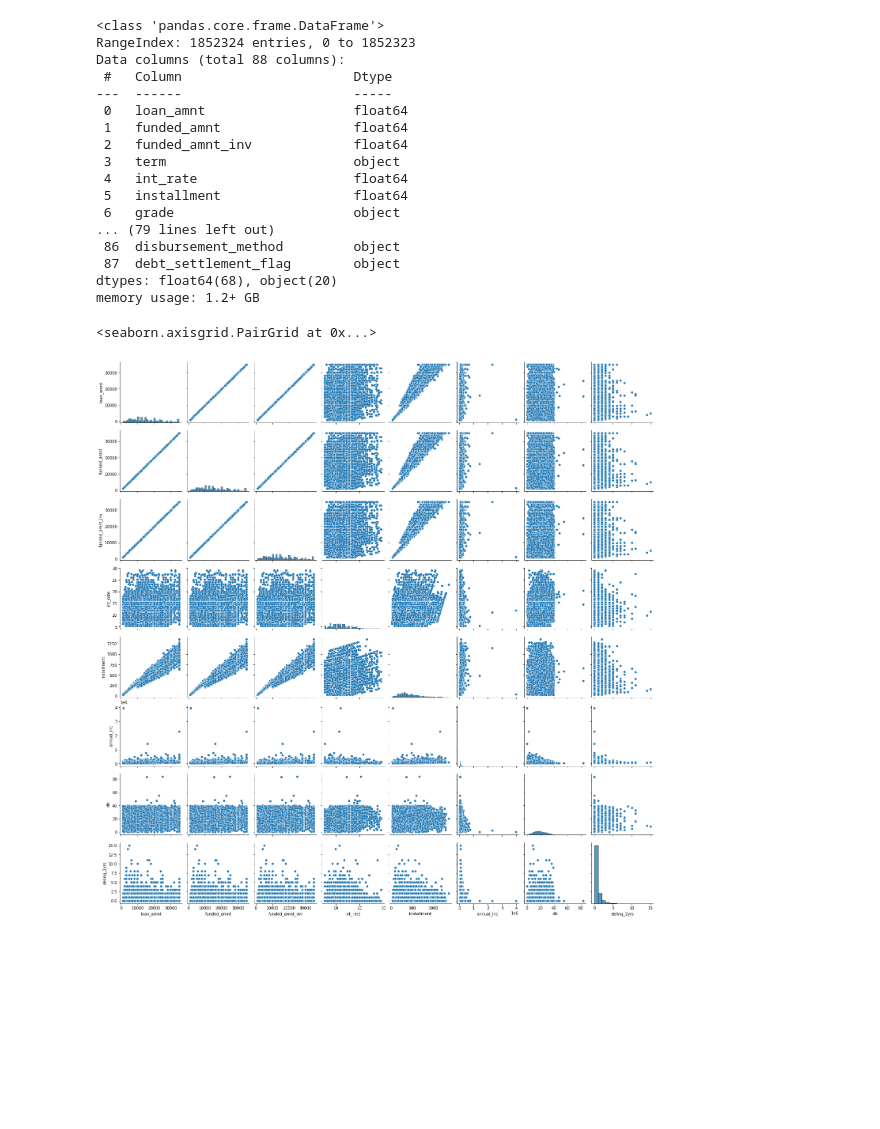
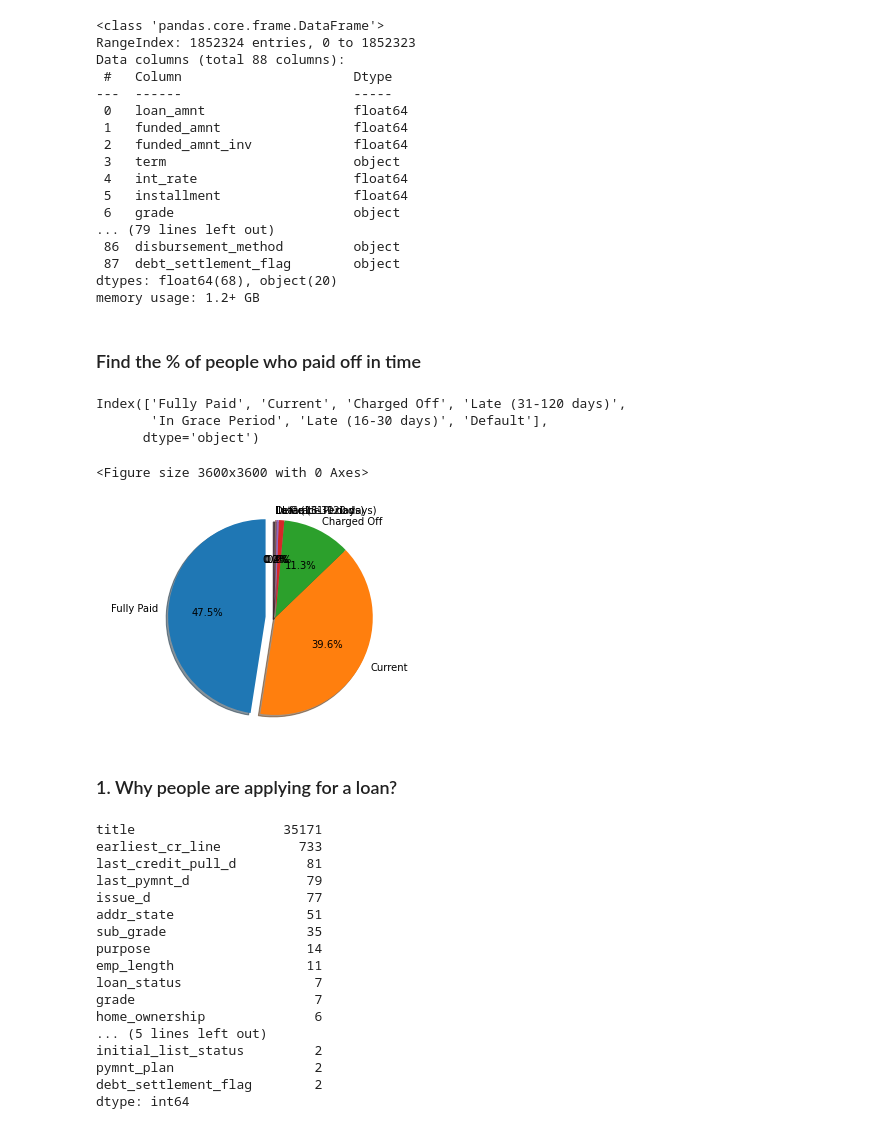
Before and after one commit to zonghaozhou/LendingClub-1, a Jupyter notebook: EDA.ipynb, the cells around one changed output. Saved outputs shown, nothing was run; the diff lists cells and outputs as text; code cells hidden in the pictures; blank space fills up the shorter version.

```diff
--- a/EDA.ipynb
+++ b/EDA.ipynb
@@ -31,8 +31,54 @@ Data columns (total 88 columns):
  87  debt_settlement_flag        object
 dtypes: float64(68), object(20)
 memory usage: 1.2+ GB
-# %%
-sns.pairplot(df.iloc[:10000,:20])
-# %% [output]
-<seaborn.axisgrid.PairGrid at 0x...>
-[figure, removed]
+# %% [markdown]
+### Find the % of people who paid off in time
+# %%
+pie1 = df['loan_status'].value_counts(dropna=False)
+# %%
+pie1.index
+# %% [output]
+Index(['Fully Paid', 'Current', 'Charged Off', 'Late (31-120 days)',
+       'In Grace Period', 'Late (16-30 days)', 'Default'],
+      dtype='object')
+# %%
+import matplotlib.pyplot as plt
+
+# Pie chart, where the slices will be ordered and plotted counter-clockwise:
+labels = pie1.index
+sizes = pie1.values
+explode = (0.1, 0, 0, 0, 0, 0,0)  # only "explode" the first slice (i.e. 'Fully paid')
+plt.figure(figsize = (50,50))
+fig1, ax1 = plt.subplots(1,1)
+
+ax1.pie(sizes, labels=labels, explode=explode, autopct='%1.1f%%',
+        shadow=True, startangle=90)
+ax1.axis('equal')  # Equal aspect ratio ensures that pie is drawn as a circle.
+
+plt.show()
+# %% [output]
+<Figure size 3600x3600 with 0 Axes>
+[figure, added]
+# %% [markdown]
+### 1. Why people are applying for a loan?
+# %%
+cat_feat = df.select_dtypes('object').columns.values
+df[cat_feat].nunique().sort_values(ascending = False)
+# %% [output]
+title                   35171
+earliest_cr_line          733
+last_credit_pull_d         81
+last_pymnt_d               79
+issue_d                    77
+addr_state                 51
+sub_grade                  35
+purpose                    14
+emp_length                 11
+loan_status                 7
+grade                       7
+home_ownership              6
+... (5 lines left out)
+initial_list_status         2
+pymnt_plan                  2
+debt_settlement_flag        2
+dtype: int64
```
Also changed, not shown: parts of 27 cells of this notebook.
